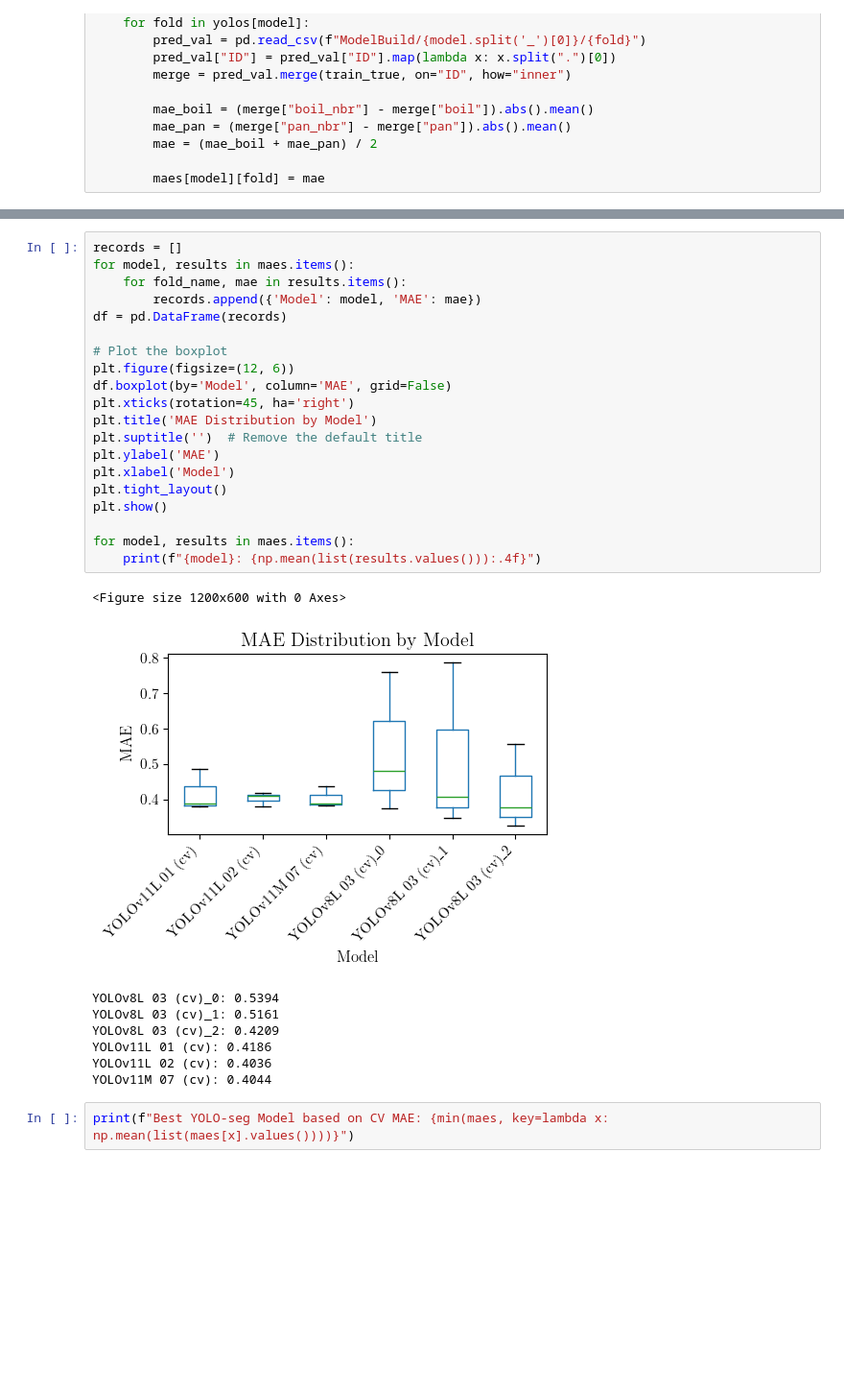
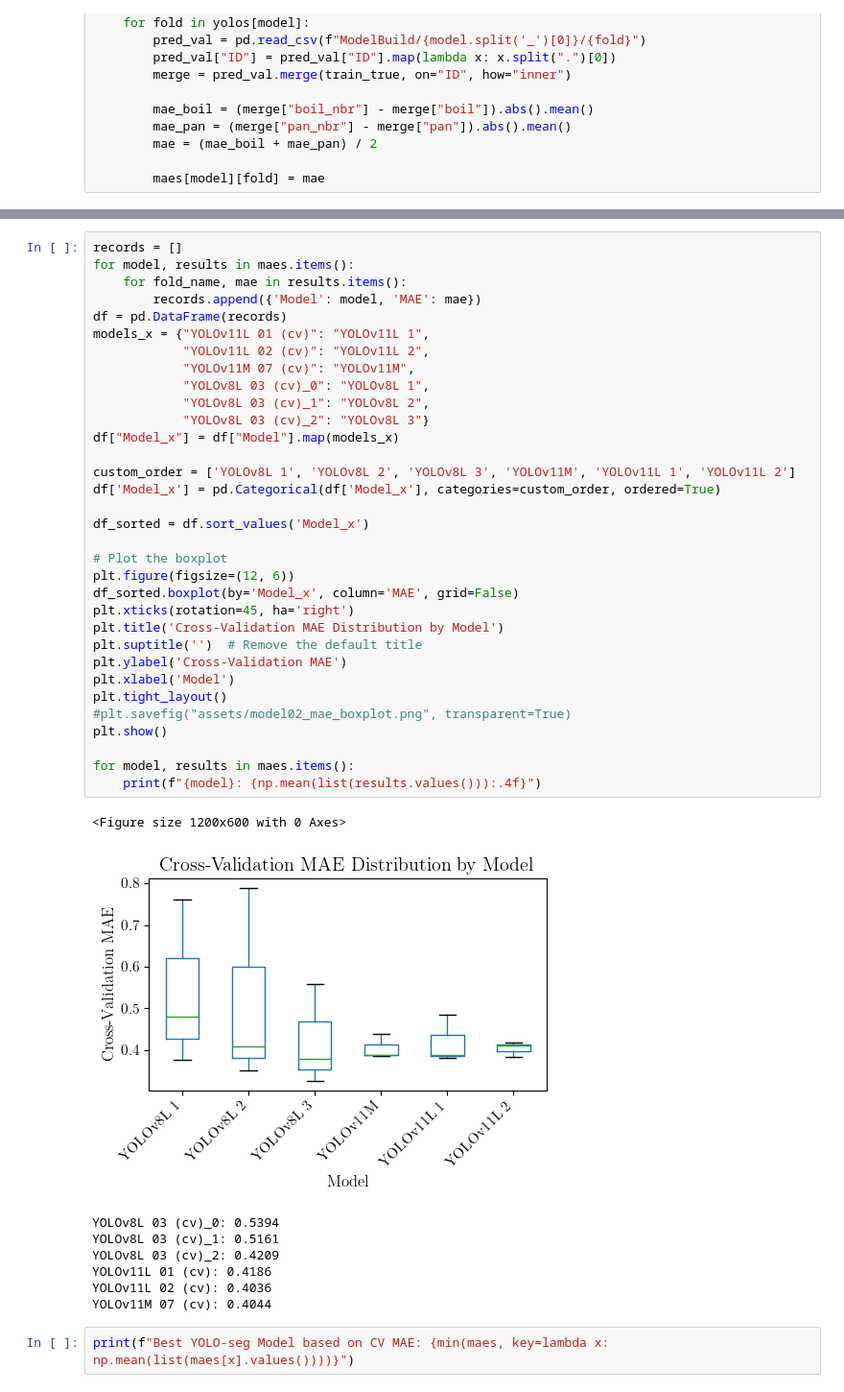
Before and after one commit to Hugoverissimo21/SolarPanel-DLCounter, a Jupyter notebook: ModelSelection.ipynb, the cells around one changed output, grey strips where cells are left out. Shown: that part at 96% size. Drawn from its saved outputs; the diff is of its cells as text; blank space fills up the shorter version.

Commit message:
model segm
plots for best yolo seg
report updates on it

```diff
--- a/ModelSelection.ipynb
+++ b/ModelSelection.ipynb
@@ -217,26 +237,39 @@ for model in yolos:
 # %%
 records = []
 for model, results in maes.items():
     for fold_name, mae in results.items():
         records.append({'Model': model, 'MAE': mae})
 df = pd.DataFrame(records)
+models_x = {"YOLOv11L 01 (cv)": "YOLOv11L 1",
+            "YOLOv11L 02 (cv)": "YOLOv11L 2",
+            "YOLOv11M 07 (cv)": "YOLOv11M",
+            "YOLOv8L 03 (cv)_0": "YOLOv8L 1",
+            "YOLOv8L 03 (cv)_1": "YOLOv8L 2",
+            "YOLOv8L 03 (cv)_2": "YOLOv8L 3"}
+df["Model_x"] = df["Model"].map(models_x)
+
+custom_order = ['YOLOv8L 1', 'YOLOv8L 2', 'YOLOv8L 3', 'YOLOv11M', 'YOLOv11L 1', 'YOLOv11L 2']
+df['Model_x'] = pd.Categorical(df['Model_x'], categories=custom_order, ordered=True)
+
+df_sorted = df.sort_values('Model_x')
 
 # Plot the boxplot
 plt.figure(figsize=(12, 6))
-df.boxplot(by='Model', column='MAE', grid=False)
+df_sorted.boxplot(by='Model_x', column='MAE', grid=False)
 plt.xticks(rotation=45, ha='right')
-plt.title('MAE Distribution by Model')
+plt.title('Cross-Validation MAE Distribution by Model')
 plt.suptitle('')  # Remove the default title
-plt.ylabel('MAE')
+plt.ylabel('Cross-Validation MAE')
 plt.xlabel('Model')
 plt.tight_layout()
+#plt.savefig("assets/model02_mae_boxplot.png", transparent=True)
 plt.show()
 
 for model, results in maes.items():
     print(f"{model}: {np.mean(list(results.values())):.4f}")
 # %% [output]
 <Figure size 1200x600 with 0 Axes>
-[figure, old version]
+[figure, new version]
 YOLOv8L 03 (cv)_0: 0.5394
 YOLOv8L 03 (cv)_1: 0.5161
 YOLOv8L 03 (cv)_2: 0.4209
```
Also changed, not shown: parts of 2 cells of this notebook, 9 other files.
